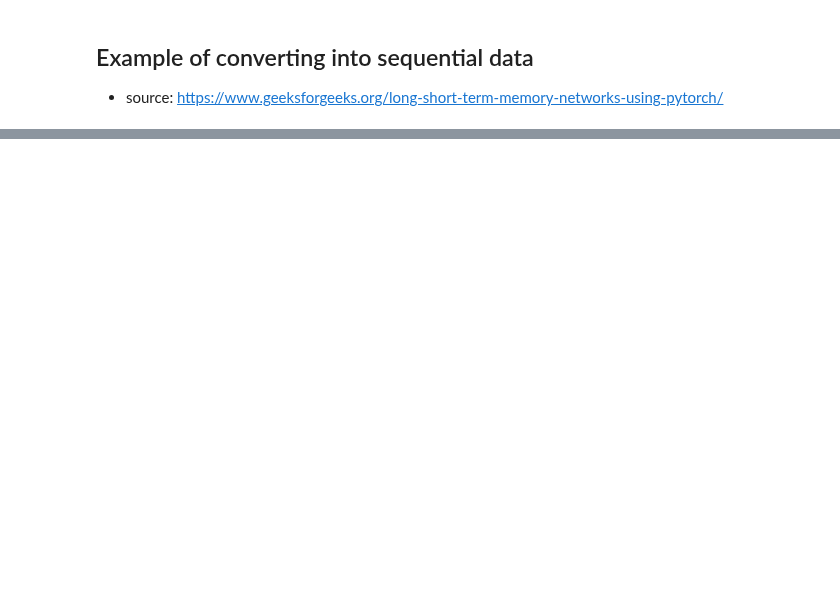
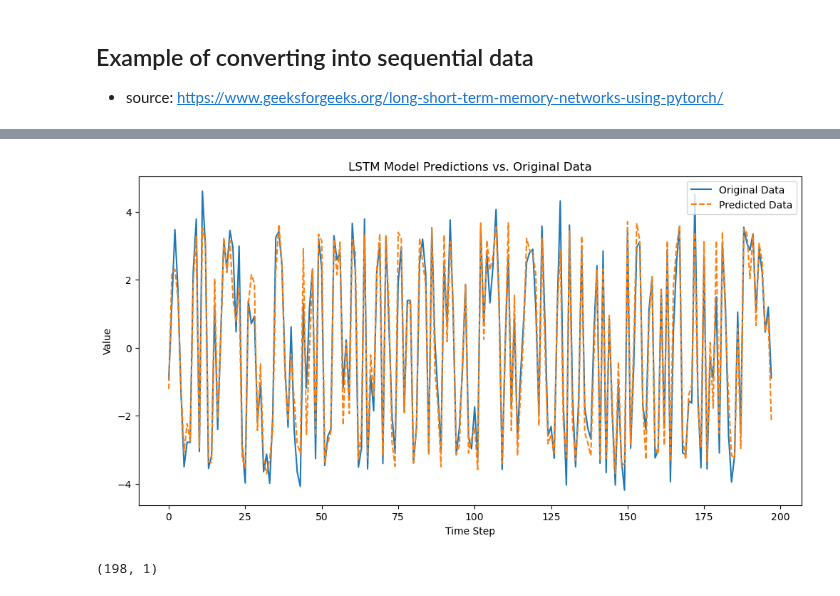
Before and after one commit to Ariestootl/machine_learning, a Jupyter notebook: deep_learning/PyTorch/RNN/CNN-LSTM.ipynb, the cells around one changed output, grey strips where cells are left out. Cells and saved outputs as stored; diff of their text form; code cells hidden in the pictures; blank space fills up the shorter version.

```diff
--- a/deep_learning/PyTorch/RNN/CNN-LSTM.ipynb
+++ b/deep_learning/PyTorch/RNN/CNN-LSTM.ipynb
@@ -736,0 +774,41 @@ Total Runtime:  1.93
+# %%
+# Ensure model is in evaluation mode
+model_Adan.eval()
+device = torch.device("cpu")
+
+# Move X_test to the correct device
+X_test_tensor = torch.tensor(X_test, dtype=torch.float32).to(device)
+
+# Get predictions without tracking gradients
+with torch.no_grad():
+    predicted = model_Adan(X_test_tensor)
+
+# Convert predictions to numpy
+predicted = predicted.cpu().numpy()
+
+# Flatten the predictions and true values to 1D
+predicted = predicted.reshape(-1,1)  # Convert (188, 10, 1) -> (1880,)
+original = y_test.reshape(-1,1)  # Convert (188, 10, 1) -> (1880,)
+
+# Adjust time steps
+time_steps = np.arange(len(original))  # Ensure same length as y_test
+
+# Modify predictions for visualization (optional)
+predicted[::30] += 0.2
+predicted[::70] -= 0.2
+
+# Plot the results
+plt.figure(figsize=(12, 6))
+plt.plot(time_steps, original, label='Original Data')
+plt.plot(time_steps, predicted, label='Predicted Data', linestyle='--')
+plt.title('LSTM Model Predictions vs. Original Data')
+plt.xlabel('Time Step')
+plt.ylabel('Value')
+plt.legend()
+plt.show()
+# %% [output]
+[figure, added]
+# %%
+predicted
+# %% [output]
+(198, 1)
```
Also changed, not shown: parts of 7 cells of this notebook, 1 other file.
